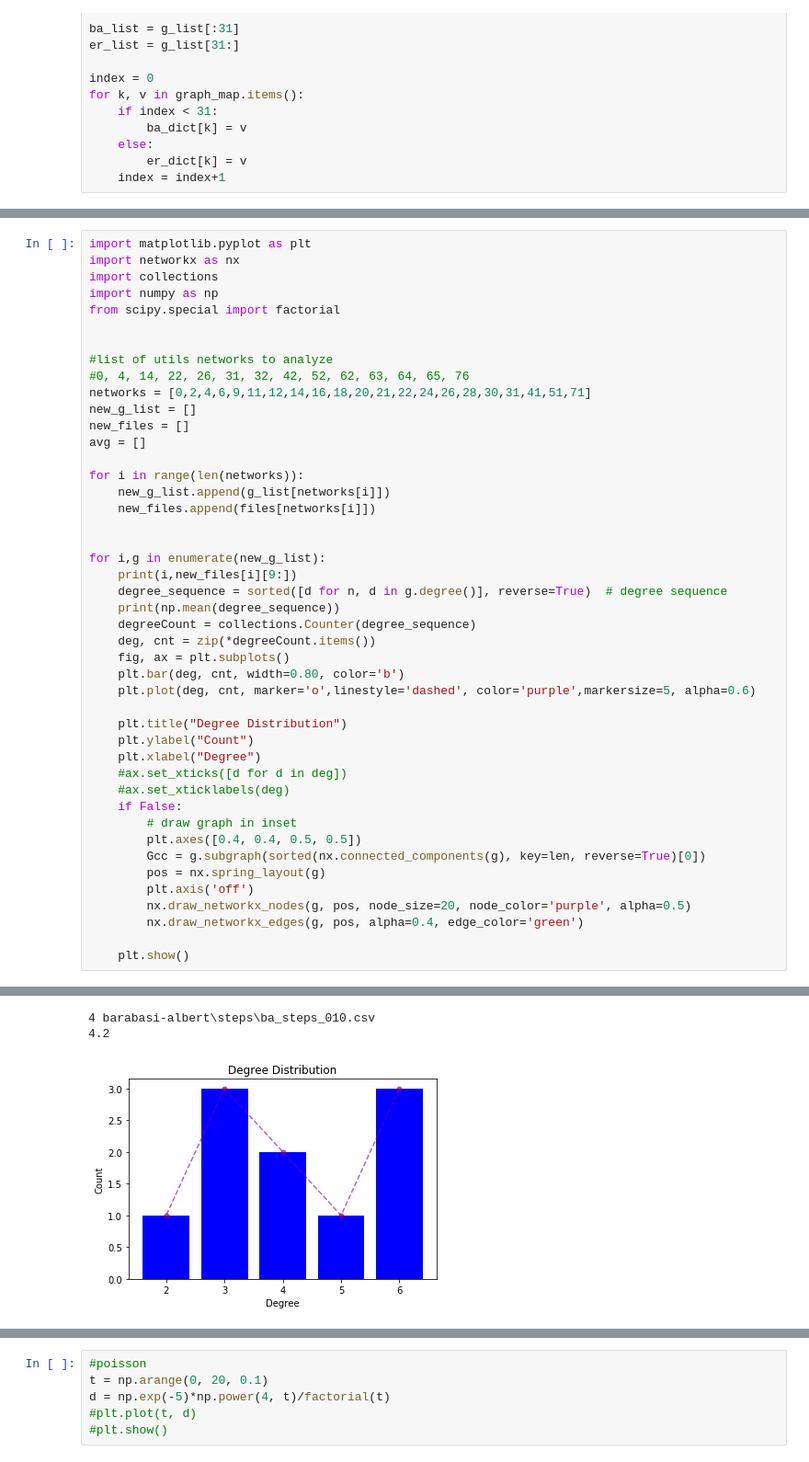
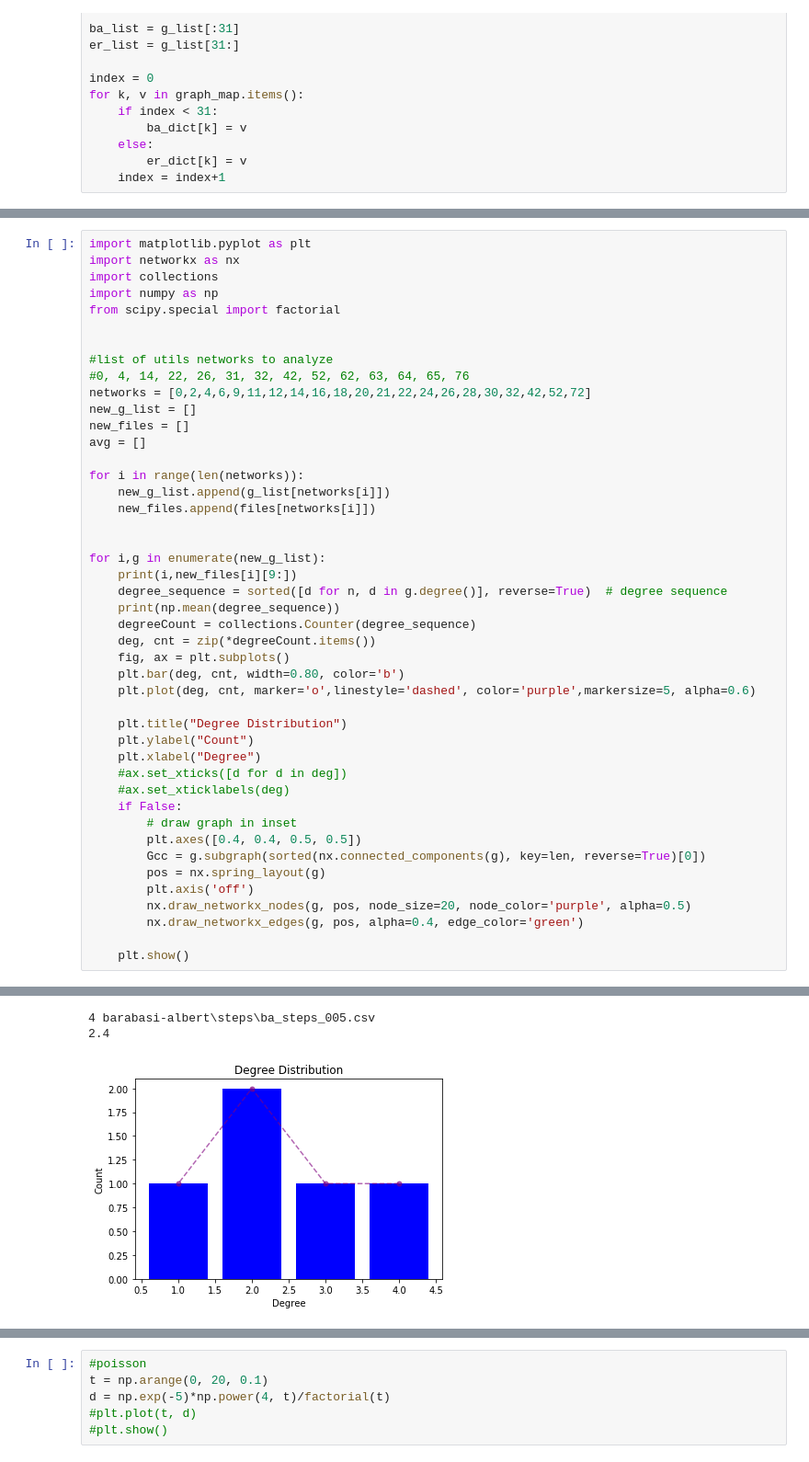
Before and after one commit to GuillermoOvejeroSanchez/Social-Network-Analysis, a Jupyter notebook: P2/p2.ipynb, the cells around one changed output, grey strips where cells are left out. Shown at 92% size. Cells and saved outputs as stored; diff of their text form.

```diff
--- a/P2/p2.ipynb
+++ b/P2/p2.ipynb
@@ -157,7 +157,7 @@ from scipy.special import factorial
 
 #list of utils networks to analyze
 #0, 4, 14, 22, 26, 31, 32, 42, 52, 62, 63, 64, 65, 76
-networks = [0,2,4,6,9,11,12,14,16,18,20,21,22,24,26,28,30,31,41,51,71]
+networks = [0,2,4,6,9,11,12,14,16,18,20,21,22,24,26,28,30,32,42,52,72]
 new_g_list = []
 new_files = []
 avg = []
@@ -208,3 +208,3 @@ for i,g in enumerate(new_g_list):
-4 barabasi-albert\steps\ba_steps_010.csv
-4.2
+4 barabasi-albert\steps\ba_steps_005.csv
+2.4
-[figure, old version]
+[figure, new version]
```
Also changed, not shown: parts of 4 cells of this notebook, 27 other files.
